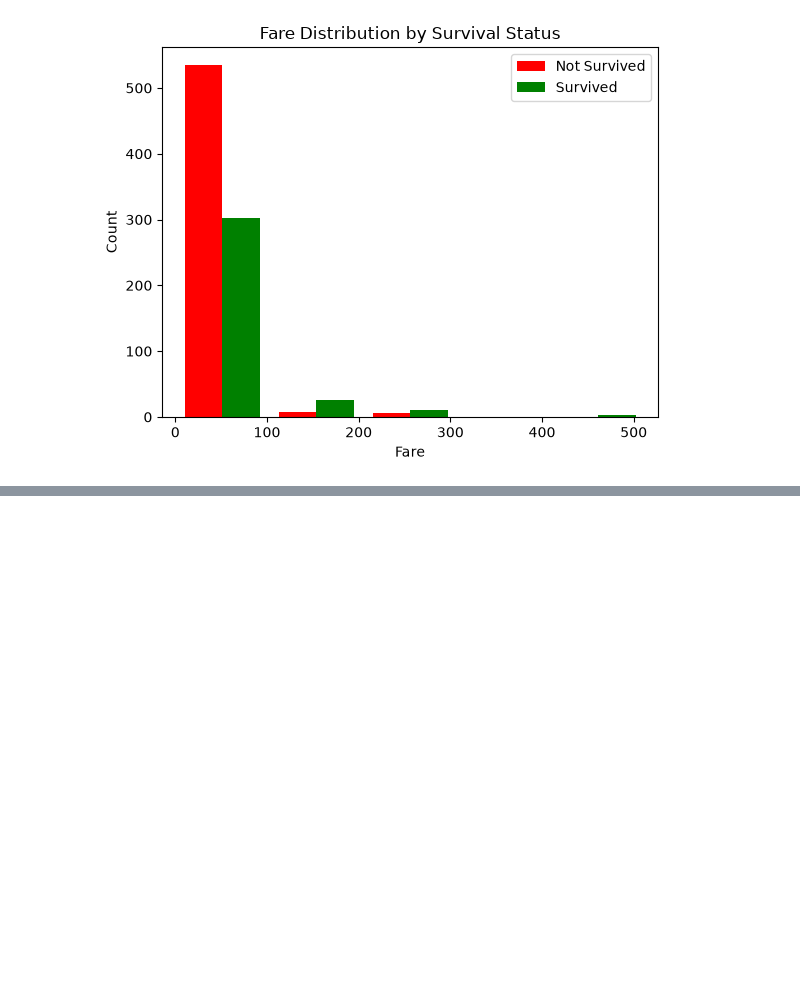
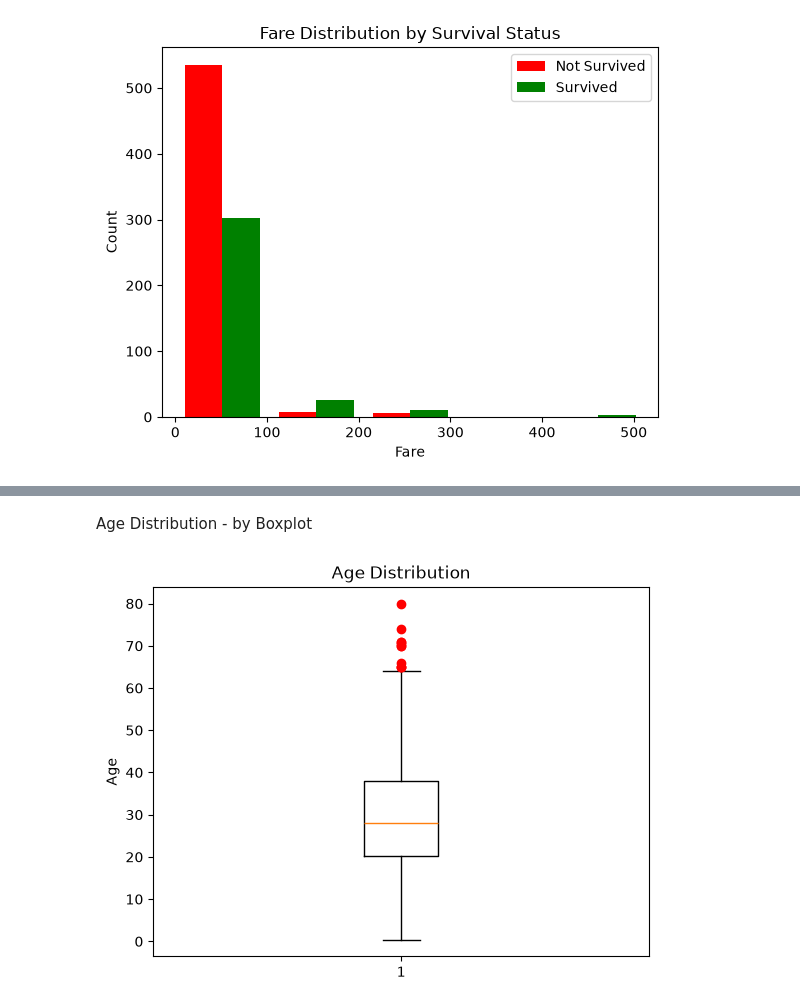
Before and after one commit to marandiohooman-star/Titanic-People-Data-Analysis, a Jupyter notebook: Titanic People Data Analysis.ipynb, the cells around one changed output, grey strips where cells are left out. Cells and saved outputs as stored; diff of their text form; code cells hidden in the pictures; blank space fills up the shorter version.

```diff
--- a/Titanic People Data Analysis.ipynb
+++ b/Titanic People Data Analysis.ipynb
@@ -393,0 +375,18 @@ max      NaN    11.000000
+# %% [markdown]
+Age Distribution - by Boxplot
+# %%
+Q1 = np.quantile(df["age"].dropna() , 0.25)
+Q2 = np.quantile(df["age"].dropna() , 0.5)
+Q3 = np.quantile(df["age"].dropna(), 0.75)
+IRQ = Q3-Q1
+
+#outlier
+outlier_age = (df["age"]<Q1-(IRQ*1.5)) | (df["age"]>Q3+(IRQ*1.5))
+df[outlier_age]["age"]
+
+plt.boxplot(df["age"].dropna() ,  flierprops=dict(markerfacecolor="red", markeredgecolor="red"))
+plt.title("Age Distribution")
+plt.ylabel("Age")
+plt.show()
+# %% [output]
+[figure, added]
```
Also changed, not shown: parts of 14 cells of this notebook.
